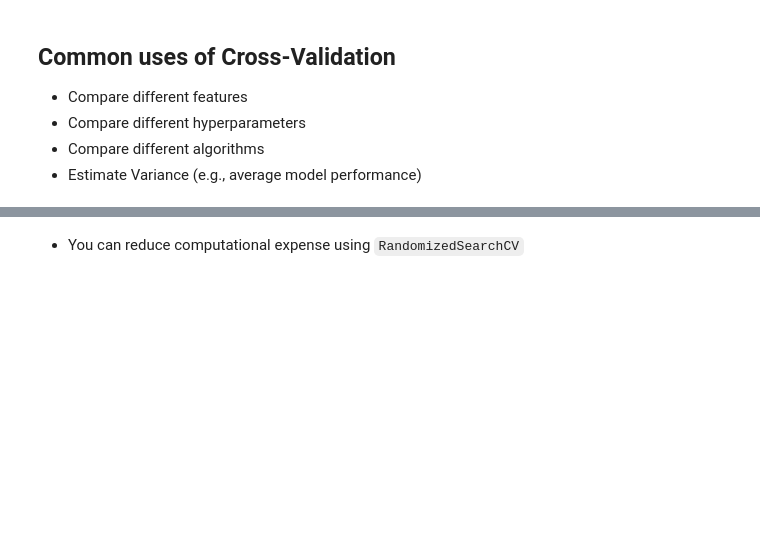
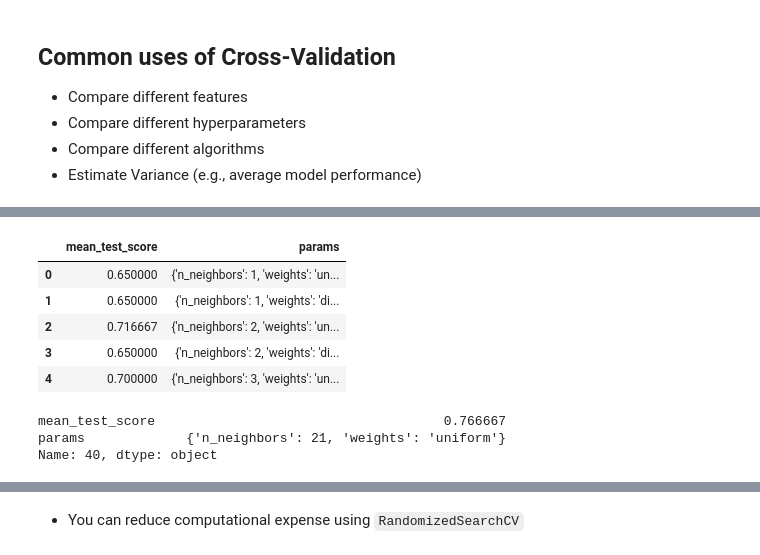
Before and after one commit to MichelleVik/Intro-to-Machine-Learning, a Jupyter notebook: 6_ensemble_models/ensemble_student_copy.ipynb, the cells around one changed output, grey strips where cells are left out. Drawn from its saved outputs; the diff is of its cells as text; code cells hidden in the pictures; blank space fills up the shorter version.

```diff
--- a/6_ensemble_models/ensemble_student_copy.ipynb
+++ b/6_ensemble_models/ensemble_student_copy.ipynb
@@ -146,0 +335,2 @@ X_test = min_max_scaler.transform(X_test)
+# %%
+voting_clf.fit(X_train, y_train)
@@ -317,0 +685,15 @@ Common uses of Cross-Validation
+# %%
+knn_3 = KNeighborsClassifier(n_neighbors=3)
+knn_21 = KNeighborsClassifier(n_neighbors=21)
+
+knn_3.fit(X_train,y_train)
+knn_21.fit(X_train,y_train)
+
+y_pred_knn_3 = knn_3.predict(X_test)
+y_pred_knn_21 = knn_21.predict(X_test)
+
+print(f"Classification report for KNN with K=3")
+print(classification_report(y_test, y_pred_knn_3))
+
+print(f"Classification report for KNN with K=21")
+print(classification_report(y_test, y_pred_knn_21))
@@ -324,0 +725,17 @@ AKA just try everything!
+# %%
+from sklearn.model_selection import GridSearchCV
+
+k_range = list(range(1,31))
+weight_options = ['uniform', 'distance']
+
+
+# create a parameter grid: map the parameter names to the values that should be searched
+param_grid = dict(n_neighbors=k_range, weights=weight_options)
+print(param_grid)
+
+# initialize the grid
+grid = GridSearchCV(knn, param_grid, cv=10, scoring='accuracy')
+grid
+
+# fit the grid with data
+grid.fit(X_train, y_train)
@@ -325,3 +750,19 @@ AKA just try everything!
+# %%
+grid_result = pd.DataFrame(grid.cv_results_)[['mean_test_score', 'params']]
+grid_result.head()
+# %% [output]
+|  | mean_test_score | params |
+| 0 | 0.650000 | {'n_neighbors': 1, 'weights': 'un... |
+| 1 | 0.650000 | {'n_neighbors': 1, 'weights': 'di... |
+| 2 | 0.716667 | {'n_neighbors': 2, 'weights': 'un... |
+| 3 | 0.650000 | {'n_neighbors': 2, 'weights': 'di... |
+| 4 | 0.700000 | {'n_neighbors': 3, 'weights': 'un... |
+# %%
+grid_result.iloc[grid_result.mean_test_score.idxmax()]
+# %% [output]
+mean_test_score                                     0.766667
+params             {'n_neighbors': 21, 'weights': 'uniform'}
+Name: 40, dtype: object
 # %% [markdown]
 <center>
     <img src='../img/class_6/gs.png' style='height:400px; float: center; margin: 0px 0px 0px 0px'>
```
Also changed, not shown: parts of 29 cells of this notebook.
